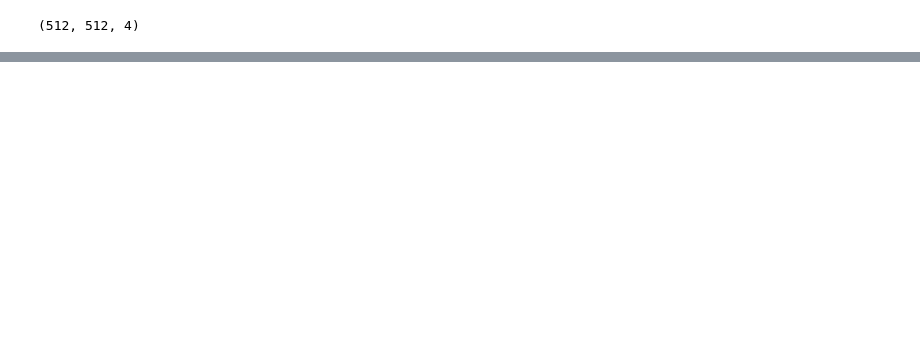
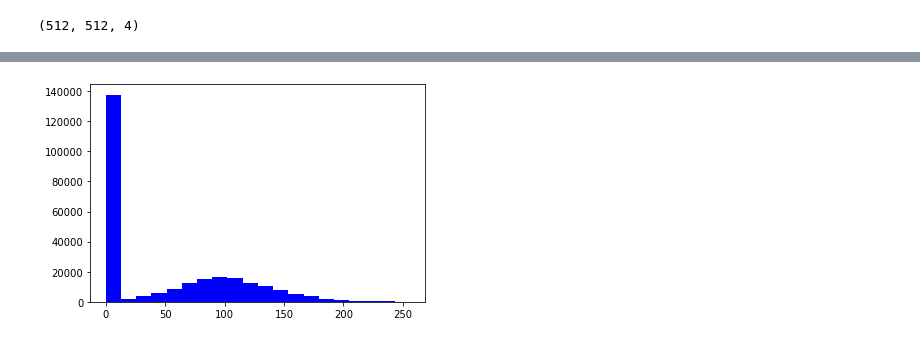
Before and after one commit to simayhosmeyve/Blindness_Detection_EfficientNet, a Jupyter notebook: Blindness_Detection.ipynb, the cells around one changed output, grey strips where cells are left out. Drawn from its saved outputs; the diff is of its cells as text; code cells hidden in the pictures; blank space fills up the shorter version.

```diff
--- a/Blindness_Detection.ipynb
+++ b/Blindness_Detection.ipynb
@@ -155,0 +163,5 @@ result.shape
+# %%
+plt.hist(clh_img.flatten(),20,[0,256],color = "b")
+plt.show()
+# %% [output]
+[figure, added]
```
Also changed, not shown: parts of 21 cells of this notebook.
